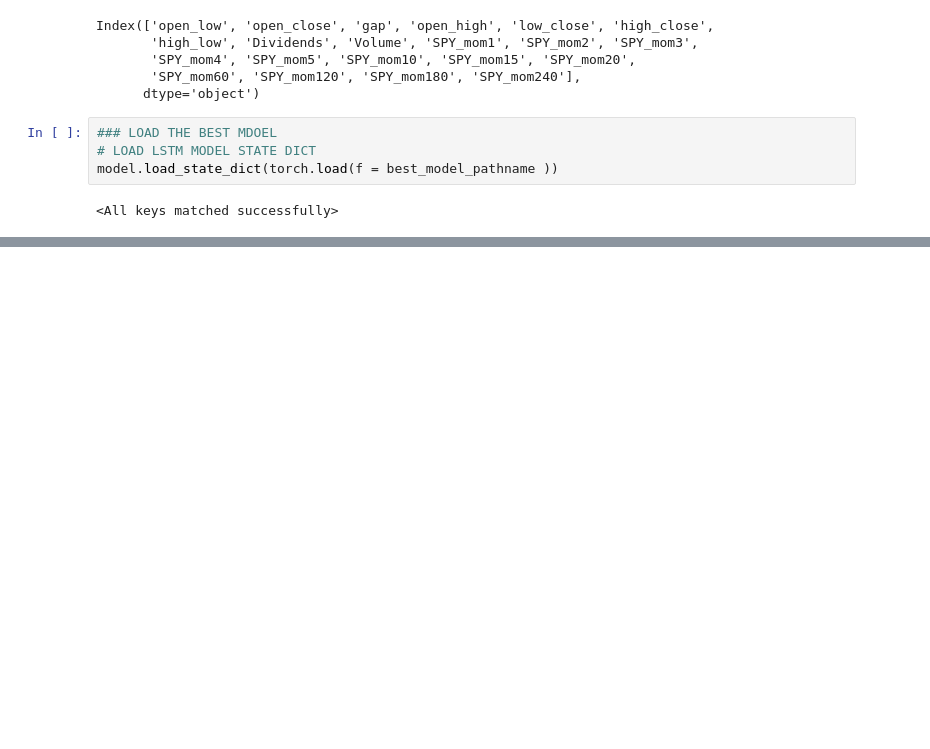
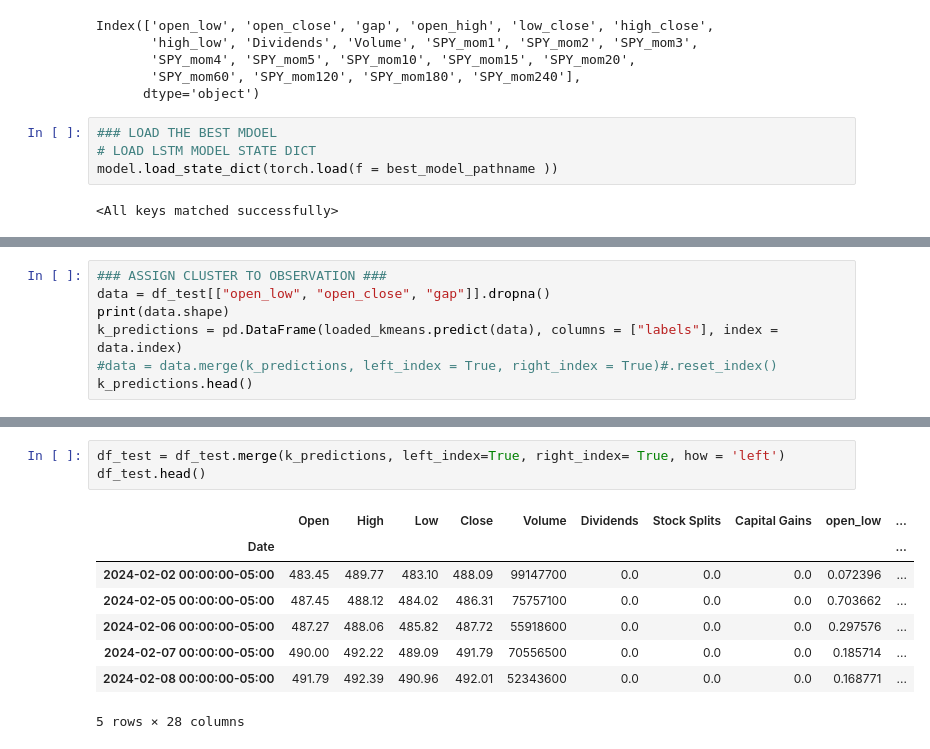
Before and after one commit to jessie-blue/ATS_Development, a Jupyter notebook: Strat_1/New_LSTM_training.ipynb, the cells around one changed output, grey strips where cells are left out. Saved outputs shown, nothing was run; the diff lists cells and outputs as text; blank space fills up the shorter version.

```diff
--- a/Strat_1/New_LSTM_training.ipynb
+++ b/Strat_1/New_LSTM_training.ipynb
@@ -303,0 +383,7 @@ plt.legend()
+# %%
+### ASSIGN CLUSTER TO OBSERVATION ###
+data = df_test[["open_low", "open_close", "gap"]].dropna()
+print(data.shape)
+k_predictions = pd.DataFrame(loaded_kmeans.predict(data), columns = ["labels"], index = data.index)
+#data = data.merge(k_predictions, left_index = True, right_index = True)#.reset_index()
+k_predictions.head()
@@ -303,0 +399,12 @@ plt.legend()
+# %%
+df_test = df_test.merge(k_predictions, left_index=True, right_index= True, how = 'left')
+df_test.head()
+# %% [output]
+|  | Open | High | Low | Close | Volume | Dividends | Stock Splits | Capital Gains | open_low | ... |
+| Date |  |  |  |  |  |  |  |  |  | ... |
+| 2024-02-02 00:00:00-05:00 | 483.45 | 489.77 | 483.10 | 488.09 | 99147700 | 0.0 | 0.0 | 0.0 | 0.072396 | ... |
+| 2024-02-05 00:00:00-05:00 | 487.45 | 488.12 | 484.02 | 486.31 | 75757100 | 0.0 | 0.0 | 0.0 | 0.703662 | ... |
+| 2024-02-06 00:00:00-05:00 | 487.27 | 488.06 | 485.82 | 487.72 | 55918600 | 0.0 | 0.0 | 0.0 | 0.297576 | ... |
+| 2024-02-07 00:00:00-05:00 | 490.00 | 492.22 | 489.09 | 491.79 | 70556500 | 0.0 | 0.0 | 0.0 | 0.185714 | ... |
+| 2024-02-08 00:00:00-05:00 | 491.79 | 492.39 | 490.96 | 492.01 | 52343600 | 0.0 | 0.0 | 0.0 | 0.168771 | ... |
+5 rows × 28 columns
```
Also changed, not shown: parts of 17 cells of this notebook, 12 other files.
